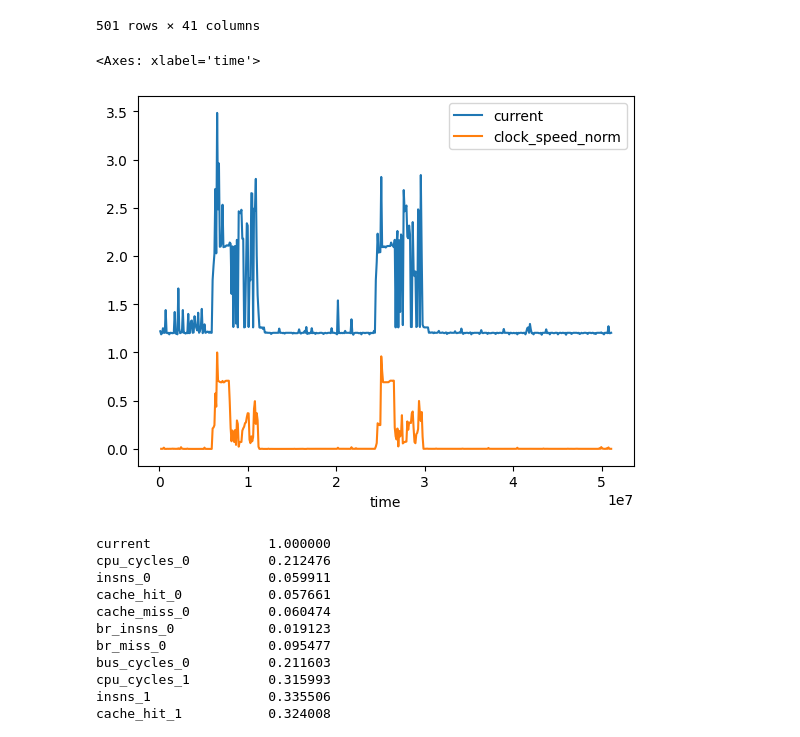
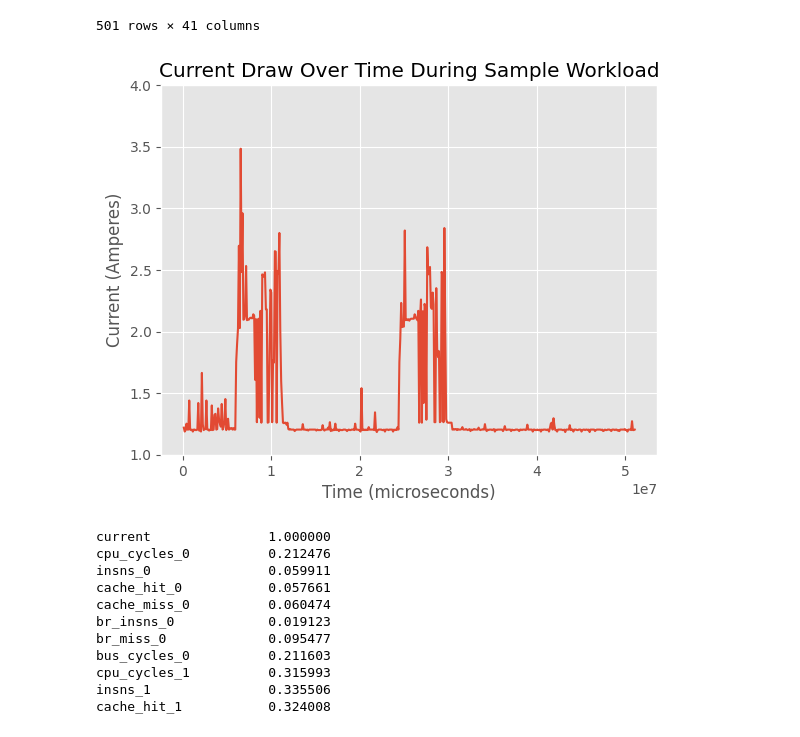
Before and after one commit to radshield/raspi-sel, a Jupyter notebook: analysis/perf_hw.ipynb, the cells around one changed output. Drawn from its saved outputs; the diff is of its cells as text; code cells hidden in the pictures.

```diff
--- a/analysis/perf_hw.ipynb
+++ b/analysis/perf_hw.ipynb
@@ -3,6 +3,8 @@ import numpy as np
 import pandas as pd
 import matplotlib.pyplot as plt
 from sklearn.decomposition import PCA
+
+plt.style.use('ggplot')
 # %%
 def percent_scaling(series):
     return (series / 100)
@@ -105,12 +107,23 @@ mem_df
 | 499 | 50990529 | 1.200 | 583022 | 375081 | 146130 | 2127 | 82270 | 4381 | ... |
 | 500 | 51092554 | 1.204 | 516995 | 348693 | 134391 | 1824 | 79147 | 3626 | ... |
 501 rows × 41 columns
+# %%
+mem_df.loc[250:,'current'] += 0.08
 # %%
 mem_df['clock_speed_norm'] = min_max_scaling(mem_df['clock_speed'])
-mem_df.plot(x='time', y=['current', 'clock_speed_norm'])
+
+fig = plt.figure()
+ax = plt.gca()
+
+plt.plot(mem_df['time'], mem_df['current'], label='actual')
+plt.title('Current Draw Over Time During Sample Workload')
+ax.set_ylim([1,4])
+ax.set_xlabel("Time (microseconds)")
+ax.set_ylabel("Current (Amperes)")
+
+plt.savefig("no_latchup_example.pdf", format="pdf", bbox_inches="tight")
 # %% [output]
-<Axes: xlabel='time'>
-[figure, old version]
+[figure, new version]
 # %%
 mem_df.drop('time', axis=1).corr()['current']
 # %% [output]
```
Also changed, not shown: parts of 1 cell of this notebook, 3 other files.
